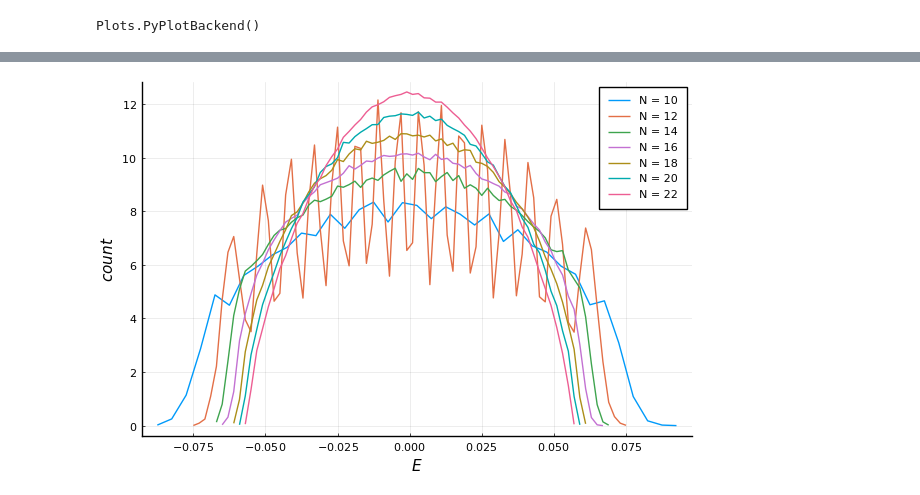
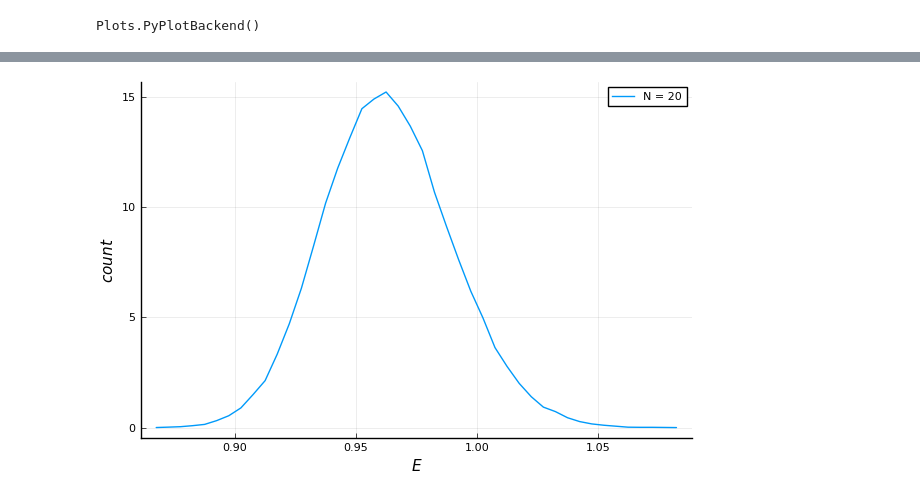
Before and after one commit to lololobo93/SYK.jl, a Jupyter notebook: SYK_plots.ipynb, the cells around one changed output, grey strips where cells are left out. Drawn from its saved outputs; the diff is of its cells as text; code cells hidden in the pictures.

Commit message:
Iniciando cálculos de eigmax

```diff
--- a/SYK_plots.ipynb
+++ b/SYK_plots.ipynb
@@ -15,20 +93,15 @@ using StatsBase
 # %%
-N = Array(range(10, stop = 29, step = 2))
-matrix_size = Int.(2 .^ (N ./2))
-it_num = [5120, 2560, 1280, 640, 320, 160, 80, 40, 20, 10]
+it_num = 100_000
 plot()
-for i in 1:7
-    file_fd = string("eig_saves/EIG_SYK_N", N[i], "_it", it_num[i], ".dat")
-    fd1 = readdlm(file_fd);
-    fd1 = reshape(fd1, matrix_size[i]*it_num[i]) ./ N[i];
-    h = fit(Histogram, fd1, nbins=75)
-    h = normalize(h, mode=:pdf)
-    r = h.edges[1]
-    x = first(r)+step(r)/2:step(r):last(r)
-    N_i = N[i]
-    plot!(x, h.weights, label = "N = $N_i")
-end
+file_fd = string("eig_saves/EIGmax_SYK_N", 16, ".dat")
+fd1 = readdlm(file_fd);
+fd2 = reshape(fd1, it_num);
+h = fit(Histogram, fd2, nbins=70)
+h = normalize(h, mode=:pdf)
+r = h.edges[1]
+x = first(r)+step(r)/2:step(r):last(r)
+plot!(x, h.weights, label = "N = 20")
 ylabel!(L"count")
 xlabel!(L"E")
 # %% [output]
-[figure, old version]
+[figure, new version]
```
Also changed, not shown: parts of 5 cells of this notebook.
